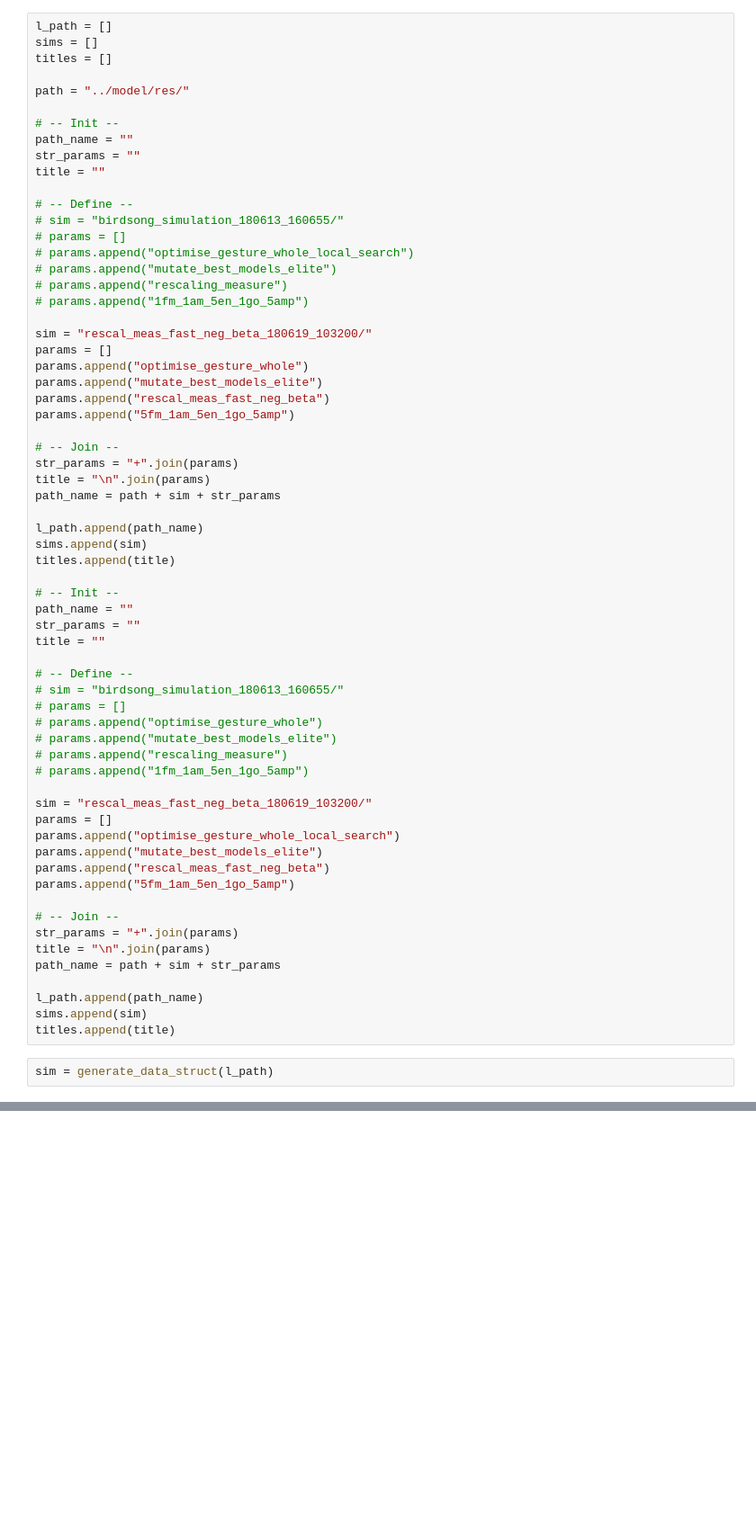
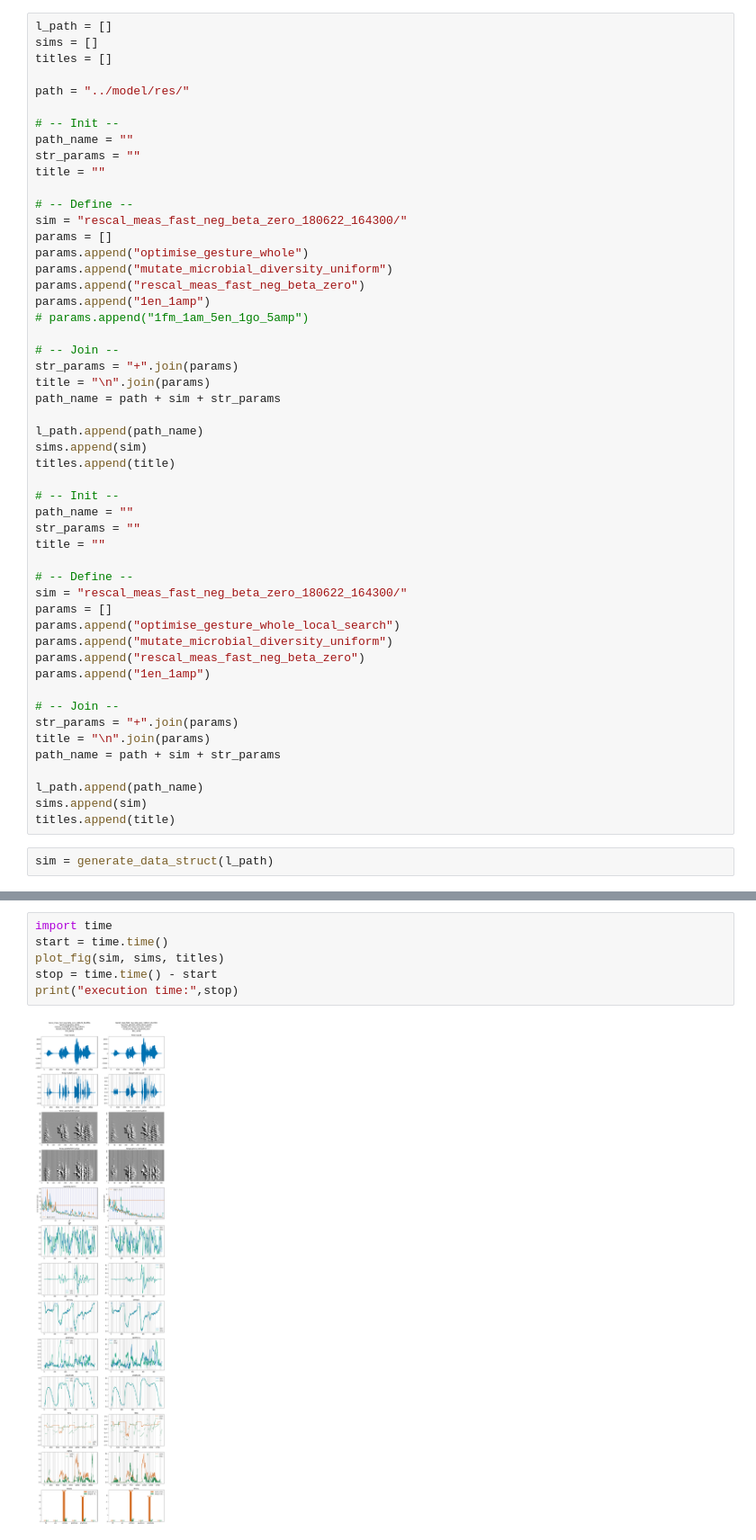
Before and after one commit to gnouveau/birdsonglearningmodel, a Jupyter notebook: analysis/cmp_2_sim.ipynb, the cells around one changed output, grey strips where cells are left out. Shown: that part at 90% size. Cells and saved outputs as stored; diff of their text form; blank space fills up the shorter version.

```diff
--- a/analysis/cmp_2_sim.ipynb
+++ b/analysis/cmp_2_sim.ipynb
@@ -23,19 +23,13 @@ str_params = ""
 title = ""
 
 # -- Define --
-# sim = "birdsong_simulation_180613_160655/"
-# params = []
-# params.append("optimise_gesture_whole_local_search")
-# params.append("mutate_best_models_elite")
-# params.append("rescaling_measure")
-# params.append("1fm_1am_5en_1go_5amp")
-
-sim = "rescal_meas_fast_neg_beta_180619_103200/"
+sim = "rescal_meas_fast_neg_beta_zero_180622_164300/"
 params = []
 params.append("optimise_gesture_whole")
-params.append("mutate_best_models_elite")
-params.append("rescal_meas_fast_neg_beta")
-params.append("5fm_1am_5en_1go_5amp")
+params.append("mutate_microbial_diversity_uniform")
+params.append("rescal_meas_fast_neg_beta_zero")
+params.append("1en_1amp")
+# params.append("1fm_1am_5en_1go_5amp")
 
 # -- Join --
 str_params = "+".join(params)
@@ -52,19 +46,12 @@ str_params = ""
 title = ""
 
 # -- Define --
-# sim = "birdsong_simulation_180613_160655/"
-# params = []
-# params.append("optimise_gesture_whole")
-# params.append("mutate_best_models_elite")
-# params.append("rescaling_measure")
-# params.append("1fm_1am_5en_1go_5amp")
-
-sim = "rescal_meas_fast_neg_beta_180619_103200/"
+sim = "rescal_meas_fast_neg_beta_zero_180622_164300/"
 params = []
 params.append("optimise_gesture_whole_local_search")
-params.append("mutate_best_models_elite")
-params.append("rescal_meas_fast_neg_beta")
-params.append("5fm_1am_5en_1go_5amp")
+params.append("mutate_microbial_diversity_uniform")
+params.append("rescal_meas_fast_neg_beta_zero")
+params.append("1en_1amp")
 
 # -- Join --
 str_params = "+".join(params)
@@ -91,0 +75,8 @@ plot_fig(sim, sims, titles)
+# %%
+import time
+start = time.time()
+plot_fig(sim, sims, titles)
+stop = time.time() - start
+print("execution time:",stop)
+# %% [output]
+[figure, added]
```
Also changed, not shown: parts of 2 cells of this notebook, 8 other files.
